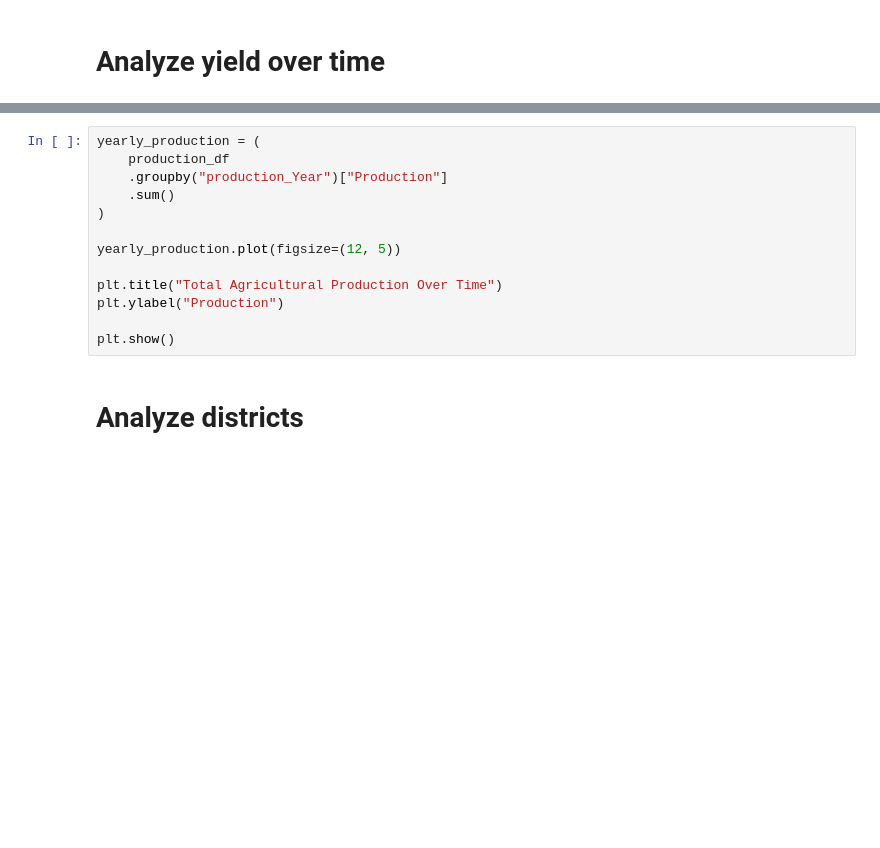
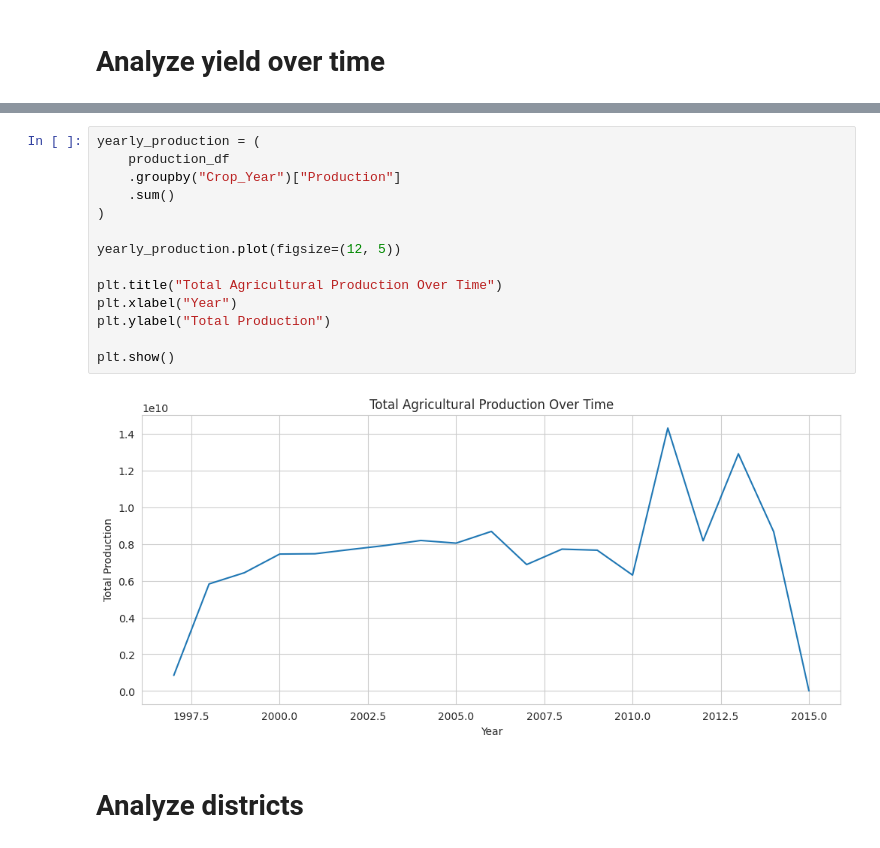
Before and after one commit to Rini43/Agricultural-Intelligence, a Jupyter notebook: crop.ipynb, the cells around one changed output, grey strips where cells are left out. Drawn from its saved outputs; the diff is of its cells as text; blank space fills up the shorter version.

```diff
--- a/crop.ipynb
+++ b/crop.ipynb
@@ -366,16 +440,19 @@ KeyError: 'production_Year'
 # %%
 yearly_production = (
     production_df
-    .groupby("production_Year")["Production"]
+    .groupby("Crop_Year")["Production"]
     .sum()
 )
 
 yearly_production.plot(figsize=(12, 5))
 
 plt.title("Total Agricultural Production Over Time")
-plt.ylabel("Production")
+plt.xlabel("Year")
+plt.ylabel("Total Production")
 
 plt.show()
+# %% [output]
+[figure, added]
 # %% [markdown]
 # Analyze districts
 # %%
```
Also changed, not shown: parts of 29 cells of this notebook.
